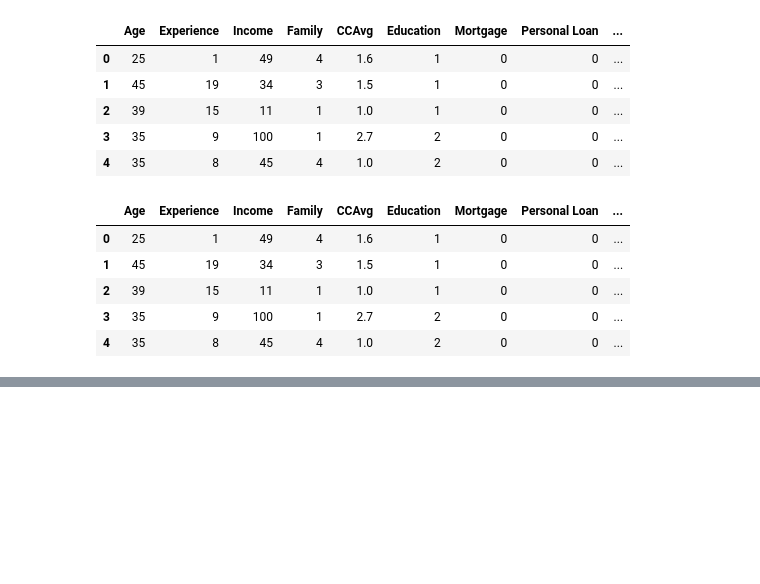
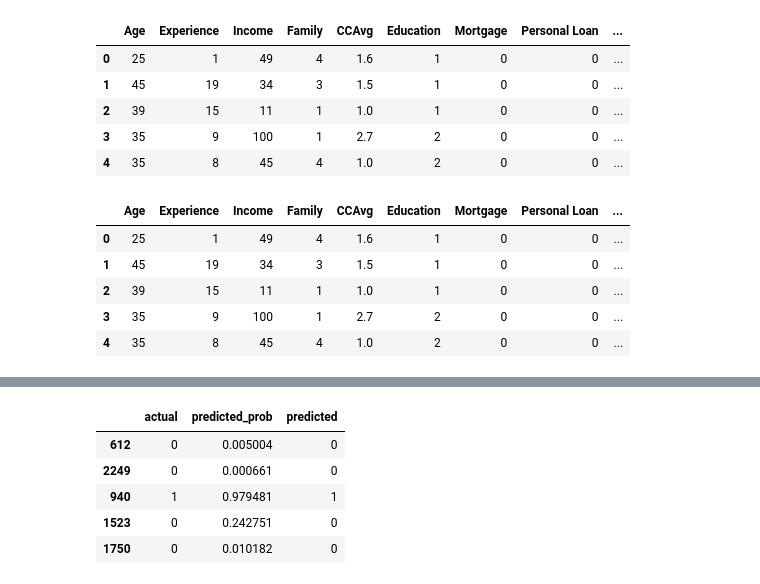
Before and after one commit to qthanglee/UTA, a Jupyter notebook: projects/therabank/main.ipynb, the cells around one changed output, grey strips where cells are left out. Cells and saved outputs as stored; diff of their text form; code cells hidden in the pictures; blank space fills up the shorter version.

Commit message:
WIP: Wired up LogisticRegression and ran for prediction

```diff
--- a/projects/therabank/main.ipynb
+++ b/projects/therabank/main.ipynb
@@ -378,3 +378,12 @@ X_train.head()
 | 3810 | 48 | 24 | 12 | 4 | 1.0 | 1 | 89 | 0 | 0 | ... |
 | 4657 | 41 | 16 | 9 | 2 | 0.3 | 2 | 0 | 0 | 0 | ... |
 | 1046 | 51 | 26 | 34 | 4 | 0.4 | 2 | 0 | 0 | 0 | ... |
+# %%
+# fit logistic regression model
+model = LogisticRegression(solver='liblinear')
+model.fit(X_train, Y_train)
+coef_df = pd.DataFrame(model.coef_)
+coef_df['intercept'] = model.intercept_
+print(coef_df)
+model_score = model.score(X_test, Y_test)
+print(model_score)
@@ -380,0 +400,19 @@ X_train.head()
+# %%
+# Test accuracy
+y_pred_df = pd.DataFrame()
+
+y_pred_df['actual'] = Y_test
+
+y_pred_df["predicted_prob"] = model.predict_proba(X_test)[:,1]
+
+y_pred_df['predicted'] = y_pred_df.predicted_prob.map( lambda x: 1 if x > 0.6 else 0)
+# Converted values which are above 0.6 as '1' and rest as '0'
+
+y_pred_df[0:5]
+# %% [output]
+|  | actual | predicted_prob | predicted |
+| 612 | 0 | 0.005004 | 0 |
+| 2249 | 0 | 0.000661 | 0 |
+| 940 | 1 | 0.979481 | 1 |
+| 1523 | 0 | 0.242751 | 0 |
+| 1750 | 0 | 0.010182 | 0 |
```
Also changed, not shown: parts of 1 cell of this notebook.
